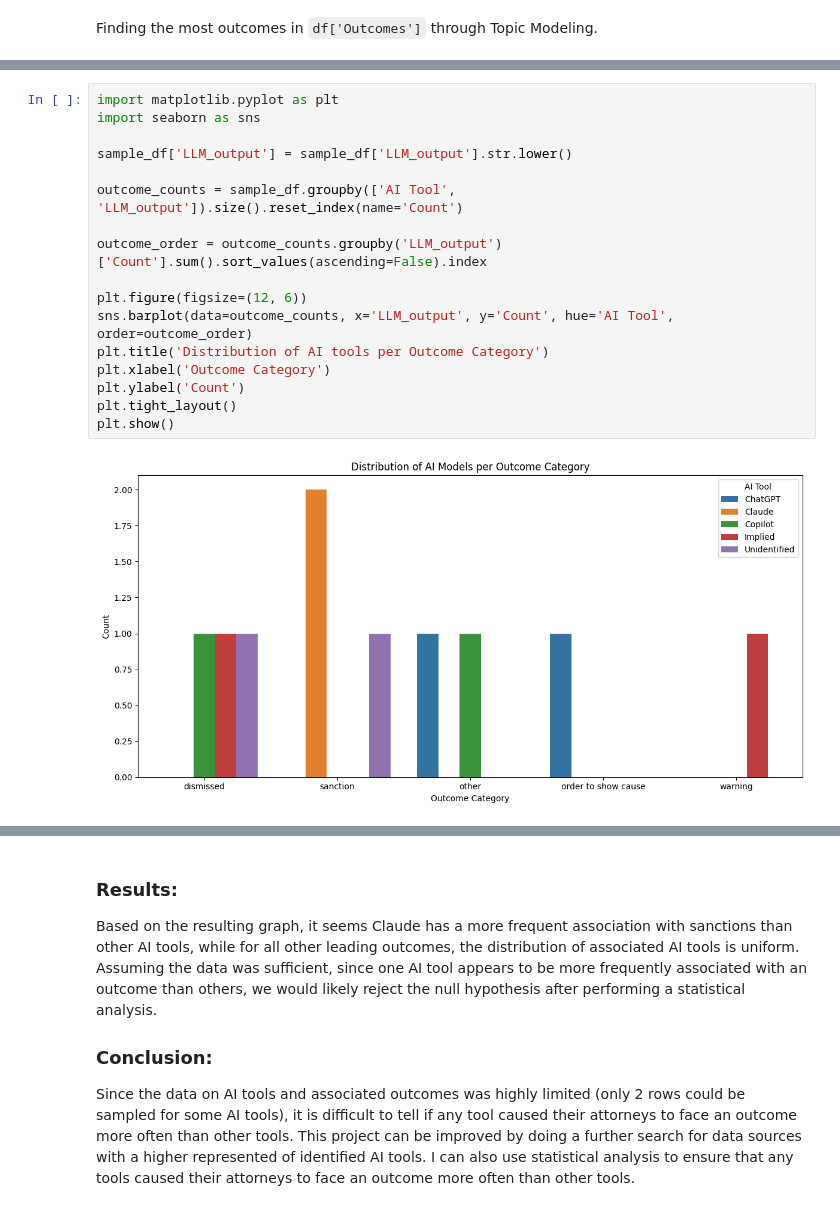
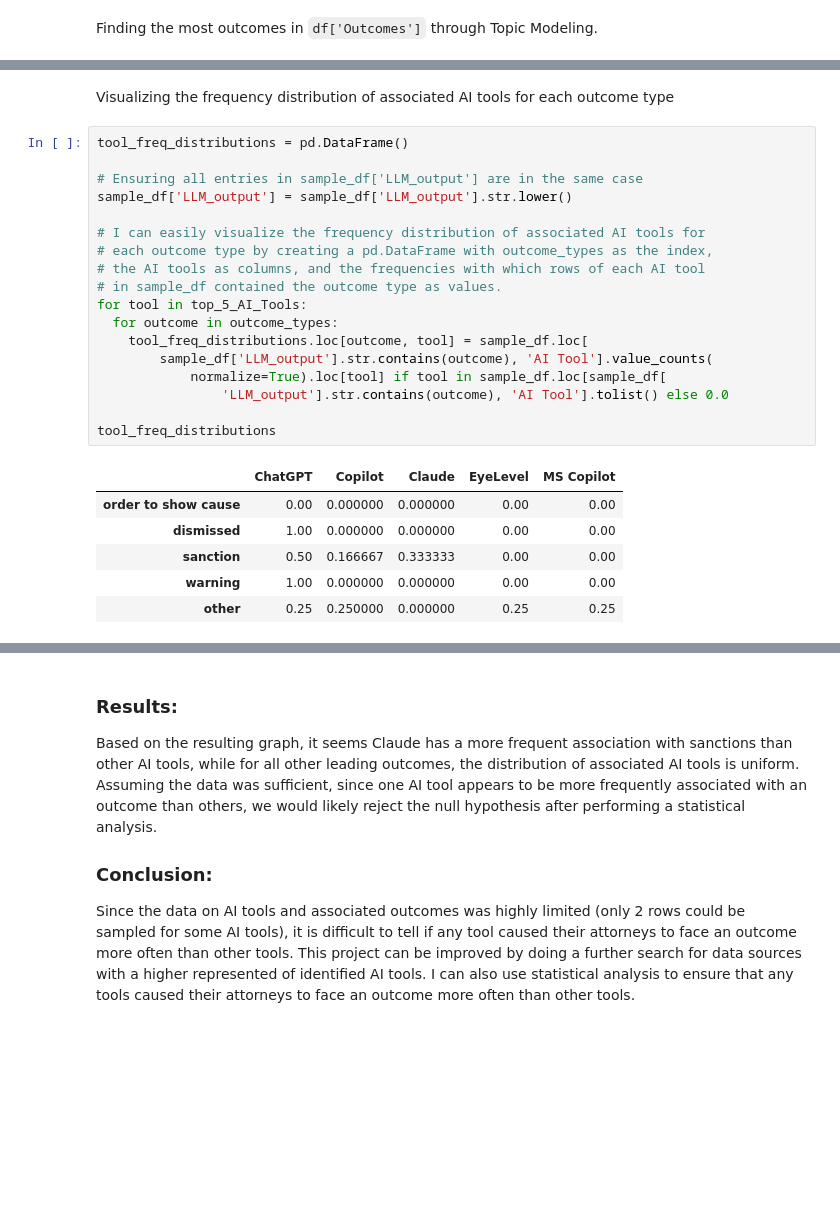
Before and after one commit to Amitganguly0327/data-analysis-portfolio, a Jupyter notebook: AI_Hallucinations_in_Legal_Matters.ipynb, the cells around one changed output, grey strips where cells are left out. Drawn from its saved outputs; the diff is of its cells as text; blank space fills up the shorter version.

```diff
--- a/AI_Hallucinations_in_Legal_Matters.ipynb
+++ b/AI_Hallucinations_in_Legal_Matters.ipynb
@@ -321,19 +311,27 @@ Visualizing the distribution of outcomes associated with each AI tool using a gr
-# %%
-import matplotlib.pyplot as plt
-import seaborn as sns
-
-sample_df['LLM_output'] = sample_df['LLM_output'].str.lower()
-
-outcome_counts = sample_df.groupby(['AI Tool', 'LLM_output']).size().reset_index(name='Count')
-
-outcome_order = outcome_counts.groupby('LLM_output')['Count'].sum().sort_values(ascending=False).index
-
-plt.figure(figsize=(12, 6))
-sns.barplot(data=outcome_counts, x='LLM_output', y='Count', hue='AI Tool', order=outcome_order)
-plt.title('Distribution of AI tools per Outcome Category')
-plt.xlabel('Outcome Category')
-plt.ylabel('Count')
-plt.tight_layout()
-plt.show()
-# %% [output]
-[figure, removed]
+# %% [markdown]
+Visualizing the frequency distribution of associated AI tools for each outcome type
+# %%
+tool_freq_distributions = pd.DataFrame()
+
+# Ensuring all entries in sample_df['LLM_output'] are in the same case
+sample_df['LLM_output'] = sample_df['LLM_output'].str.lower()
+
+# I can easily visualize the frequency distribution of associated AI tools for
+# each outcome type by creating a pd.DataFrame with outcome_types as the index,
+# the AI tools as columns, and the frequencies with which rows of each AI tool
+# in sample_df contained the outcome type as values.
+for tool in top_5_AI_Tools:
+  for outcome in outcome_types:
+    tool_freq_distributions.loc[outcome, tool] = sample_df.loc[
+        sample_df['LLM_output'].str.contains(outcome), 'AI Tool'].value_counts(
+            normalize=True).loc[tool] if tool in sample_df.loc[sample_df[
+                'LLM_output'].str.contains(outcome), 'AI Tool'].tolist() else 0.0
+
+tool_freq_distributions
+# %% [output]
+|  | ChatGPT | Copilot | Claude | EyeLevel | MS Copilot |
+| order to show cause | 0.00 | 0.000000 | 0.000000 | 0.00 | 0.00 |
+| dismissed | 1.00 | 0.000000 | 0.000000 | 0.00 | 0.00 |
+| sanction | 0.50 | 0.166667 | 0.333333 | 0.00 | 0.00 |
+| warning | 1.00 | 0.000000 | 0.000000 | 0.00 | 0.00 |
+| other | 0.25 | 0.250000 | 0.000000 | 0.25 | 0.25 |
```
Also changed, not shown: parts of 46 cells of this notebook.
